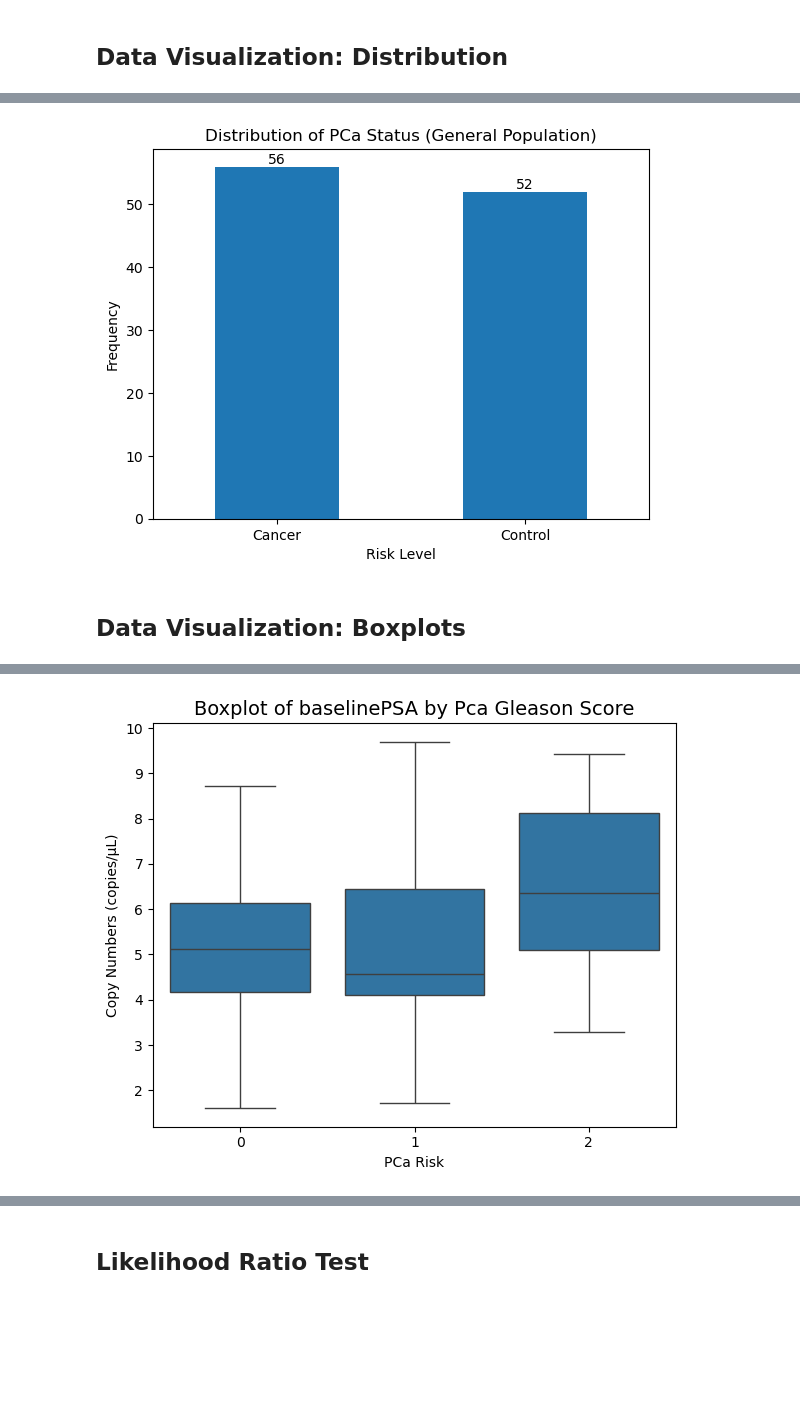
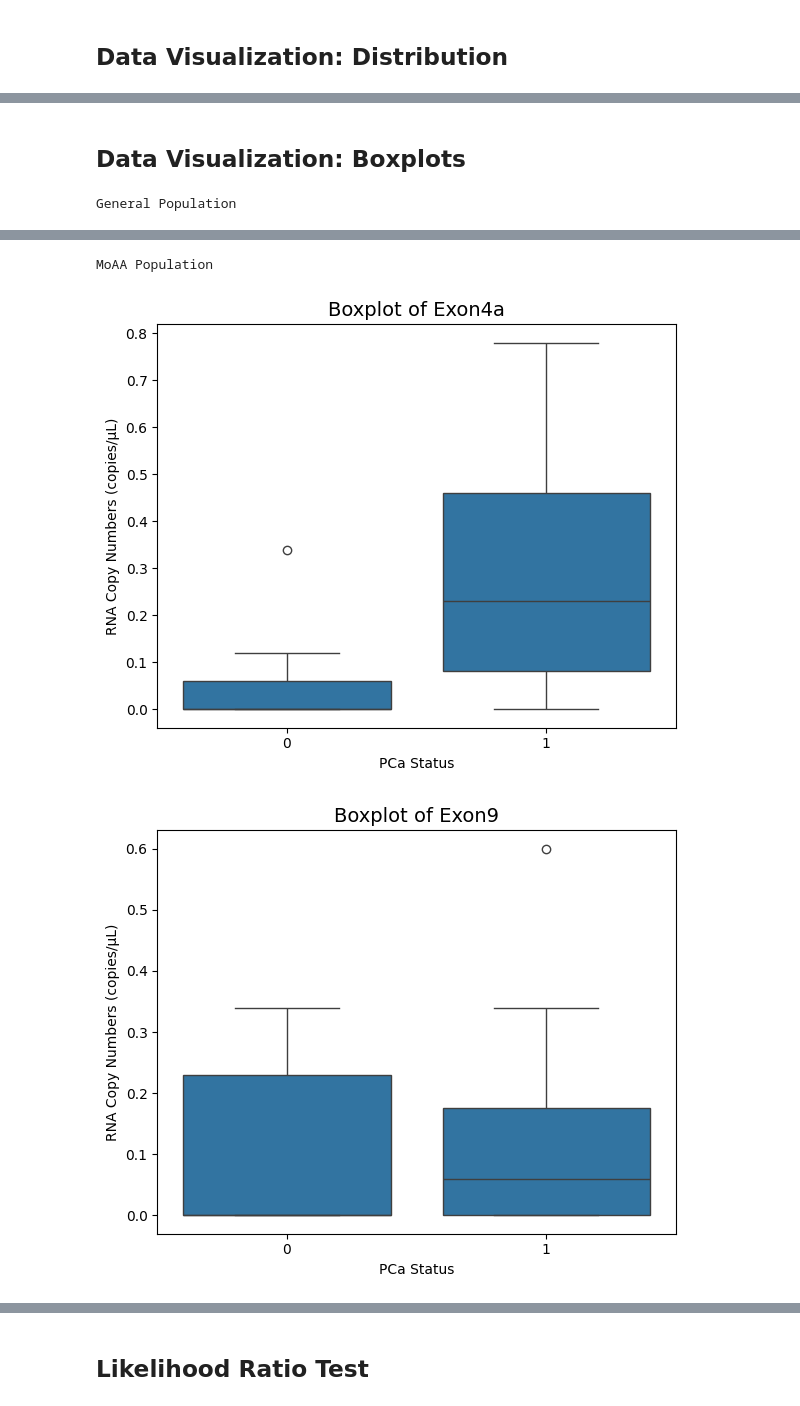
Before and after one commit to Tinovimba-Hove/Prostate-Cancer-Prediction-MachineLearning, a Jupyter notebook: PCA Analysis.ipynb, the cells around one changed output, grey strips where cells are left out. Drawn from its saved outputs; the diff is of its cells as text; code cells hidden in the pictures; blank space fills up the shorter version.

```diff
--- a/PCA Analysis.ipynb
+++ b/PCA Analysis.ipynb
@@ -45,0 +1002,12 @@ data = data.dropna(subset=['Exon9', 'Exon4a', 'baselinePSA'])
+# %%
+# Convert Statuscode to categorical
+dataMoAA['Statuscode'] = dataMoAA['Statuscode'].astype('category')
+
+# Convert Statuscode to numeric
+dataMoAA['Statuscode'] = pd.to_numeric(dataMoAA['Statuscode'], errors='coerce')
+
+# Check for NaN values
+print(dataMoAA['Statuscode'].isnull().sum())  # Handle NaNs if any
+
+# Drop NaN rows if necessary
+dataMoAA = dataMoAA.dropna(subset=['Statuscode'])
@@ -82,39 +1043,31 @@ plt.show()
-# %%
-# Count the occurrences of each category
-counts = data['Status'].value_counts()
-
-# Plot the bar graph
-counts.plot(kind='bar')
-plt.title('Distribution of PCa Status (General Population)')
-plt.xlabel('Risk Level')
-plt.ylabel('Frequency')
-plt.xticks(rotation=0)  # Keep labels horizontal for better readability
-
-# Add numbers on top of the bars
-for index, value in enumerate(counts):
-    plt.text(index, value, str(value), ha='center', va='bottom', fontsize=10)
-
-plt.show()
-# %% [output]
-[figure, removed]
 # %% [markdown]
 ## Data Visualization: Boxplots
 # %%
-features = ['Exon4a', 'Exon9', 'Exon4b', 'baselinePSA']
+# Define the features
+features = ['Exon4a', 'Exon9', 'Exon4b']
 
+# Function to create boxplots for the specified features
+def plot_boxplots(dataset, features):
+    for feature in features:
+        plt.figure(figsize=(6, 5))
 
-for feature in features:
-    plt.figure(figsize=(6, 5))
+        # Plot boxplot for the current feature
+        sns.boxplot(x='Statuscode', y=feature, data=dataset)
 
-    # Plot boxplot for the current feature
-    sns.boxplot(x='GleasonCodes', y=feature, data=data)
+        # Customize the title and axis labels
+        plt.title(f"Boxplot of {feature}", fontsize=14)
+        plt.xlabel("PCa Status")
+        plt.ylabel('RNA Copy Numbers (copies/µL)')
 
-    # Customize the title and axis labels
-    plt.title(f"Boxplot of {feature} by Pca Gleason Score", fontsize=14)
-    plt.xlabel("PCa Risk")
-    plt.ylabel("Copy Numbers (copies/µL)")
+        # Display the plot
+        plt.tight_layout()
+        plt.show()
 
-    # Display the plot
-    plt.tight_layout()
-    plt.show()
+# Plot for both datasets
+print("General Population")
+plot_boxplots(data, features)
+
+print("\n\nMoAA Population")
+plot_boxplots(dataMoAA, features)
 # %% [output]
+General Population
@@ -124 +1077,3 @@ for feature in features:
+MoAA Population
-[figure, old version]
+[figure, new version]
+[figure, added]
```
Also changed, not shown: parts of 108 cells of this notebook, 4 other files.
